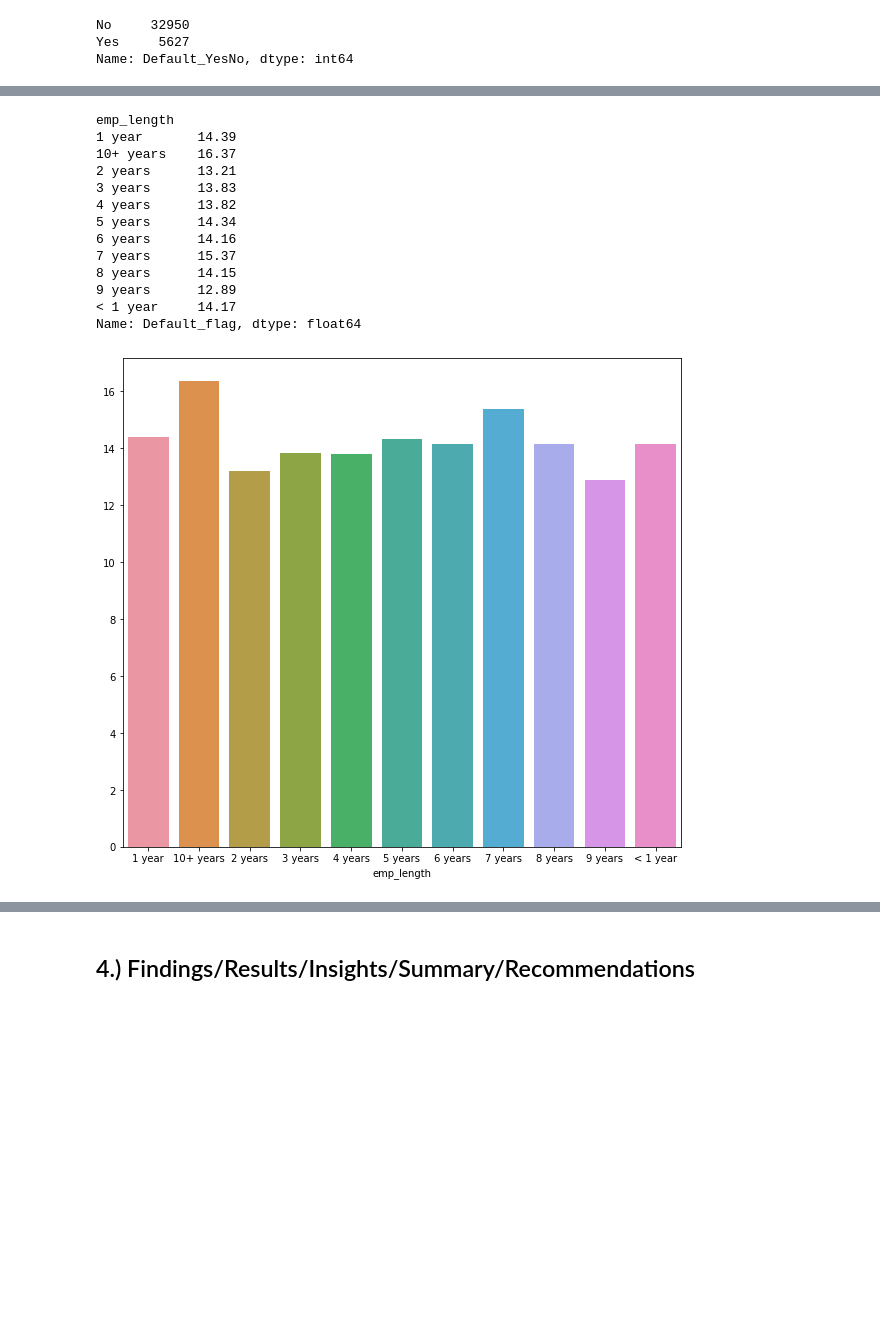
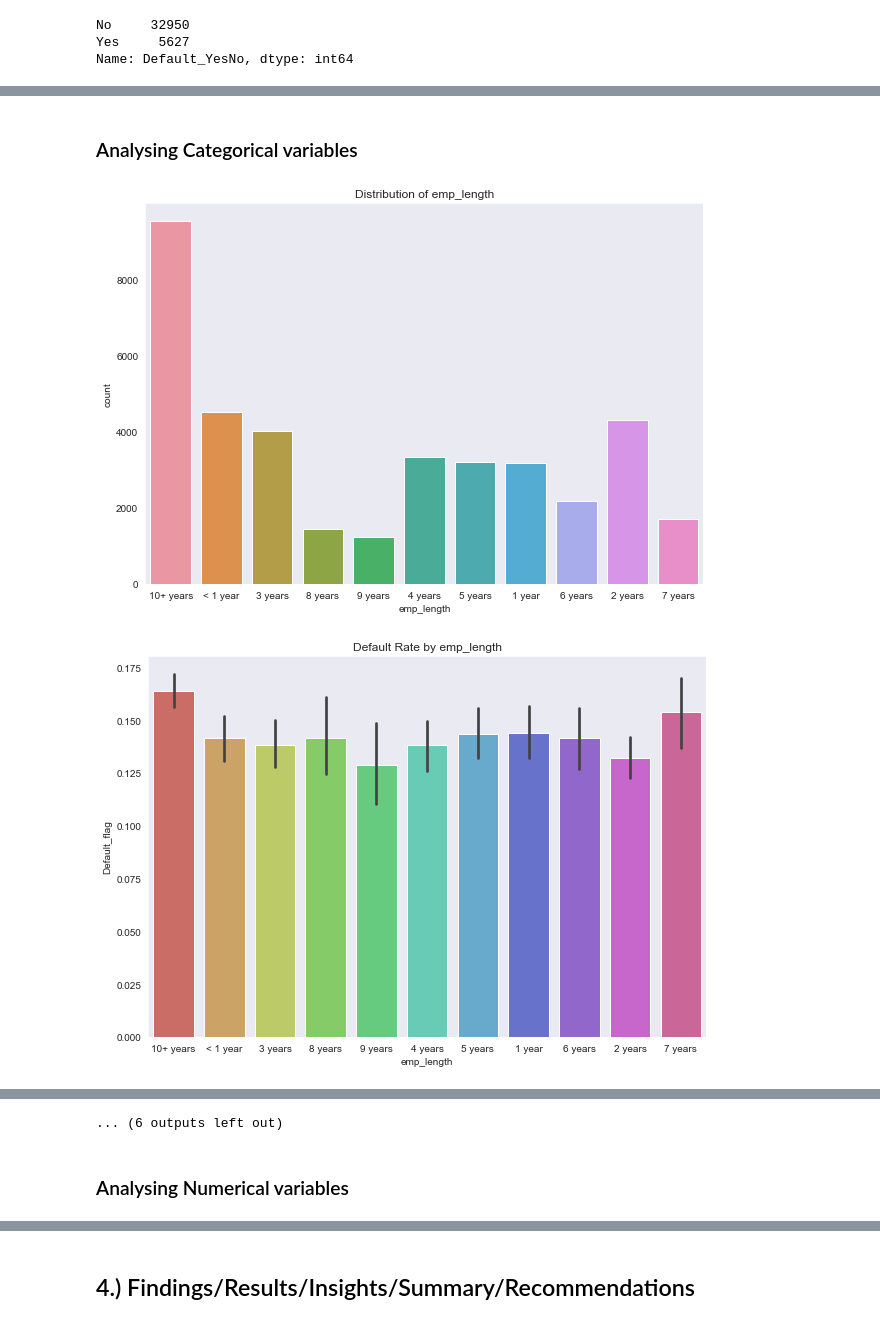
Before and after one commit to udaykadavi/LendingClubCaseStudy, a Jupyter notebook: EDA_UA.ipynb, the cells around one changed output, grey strips where cells are left out. Drawn from its saved outputs; the diff is of its cells as text; code cells hidden in the pictures; blank space fills up the shorter version.

Commit message:
commit, added some charts for categorical and numerical variables, more work to be done

```diff
--- a/EDA_UA.ipynb
+++ b/EDA_UA.ipynb
@@ -19,3 +16,8 @@ import seaborn as sns
+# %%
+#Setting environment variables
+sns.set_style("dark")
+plt.style.use("tableau-colorblind10")
+warnings.filterwarnings("ignore")
 # %% [markdown]
 ## 1.) Data Sourcing / Gathering & Understanding:
 # %%
@@ -386,22 +377,27 @@ data = loan_df.groupby('emp_length').Default_flag.mean().round(4)*100
-# %%
-data
-# %% [output]
-emp_length
-1 year       14.39
-10+ years    16.37
-2 years      13.21
-3 years      13.83
-4 years      13.82
-5 years      14.34
-6 years      14.16
-7 years      15.37
-8 years      14.15
-9 years      12.89
-< 1 year     14.17
-Name: Default_flag, dtype: float64
-# %%
-plt.figure(figsize=[10,9])
-sns.barplot(x=data.index , y =data.values)
-plt.show()
-# %% [output]
-[figure, removed]
+# %% [markdown]
+### Analysing Categorical variables
+# %%
+# List of all categorical variables we wold like to analyse
+categ_var_list = ['emp_length','term','grade','sub_grade', 'home_ownership'
+            ,'verification_status','delinq_2yrs', 'open_acc','pub_rec_bankruptcies']
+# %%
+# Define function to plot distribution of cateogrical variables and the default rate by each of the categ variables
+def plot_categ(df,var_list,figsize=[10,7]):
+
+    for var in var_list:
+
+        plt.figure(figsize=figsize)
+        sns.countplot(x=loan_df[var])
+        plt.title(("Distribution of " + var), fontsize=12)
+        plt.show()
+
+
+        plt.figure(figsize=figsize)
+        sns.barplot(x=df[var], y=df['Default_flag'], palette = 'hls')
+        plt.title("Default Rate by " + var, fontsize=12)
+        plt.show()
+# %%
+plot_categ(df = loan_df, var_list=categ_var_list)
+# %% [output]
+[figure, added]
+[figure, added]
@@ -407,0 +414,3 @@ plt.show()
+... (6 outputs left out)
+# %% [markdown]
+### Analysing Numerical variables
```
Also changed, not shown: parts of 9 cells of this notebook.
